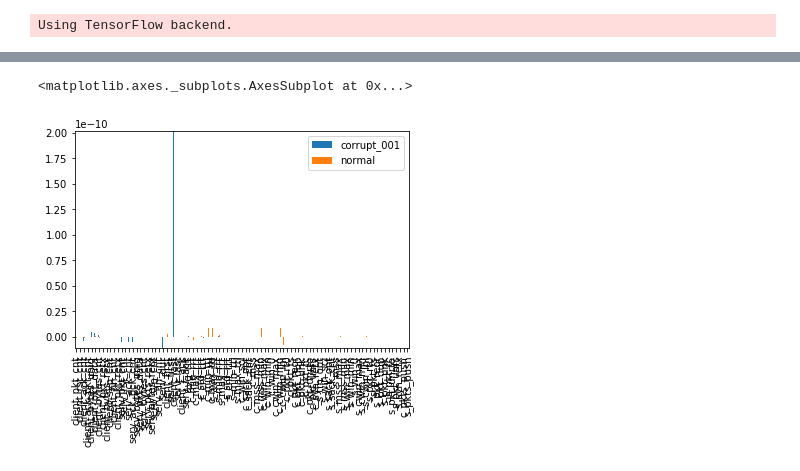
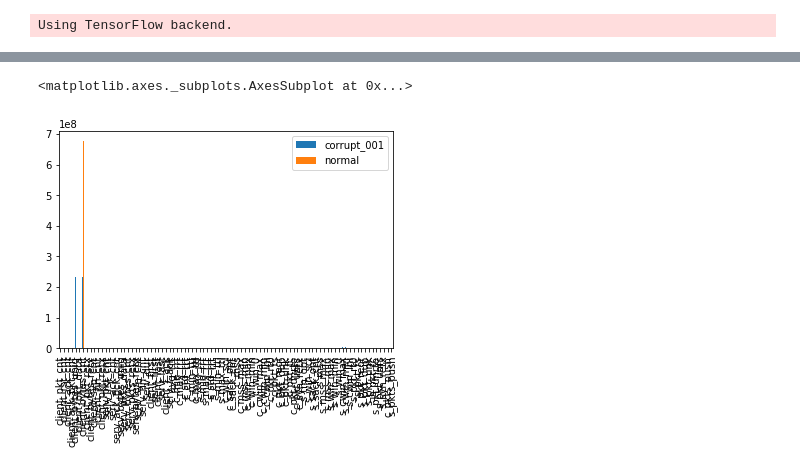
Before and after one commit to Hadryan/Anomoly-Detection-Using-ML, a Jupyter notebook: Data Set Analyze/Python Code/diff_checker.ipynb, the cells around one changed output, grey strips where cells are left out. Drawn from its saved outputs; the diff is of its cells as text; code cells hidden in the pictures.

```diff
--- a/Data Set Analyze/Python Code/diff_checker.ipynb
+++ b/Data Set Analyze/Python Code/diff_checker.ipynb
@@ -207,8 +207,8 @@ hpc_loss_005 = get_dataset("../../DataSet/hpc/loss_0.05")
 hpc_loss_01 = get_dataset("../../DataSet/hpc/loss_0.1")
 hpc_loss_05 = get_dataset("../../DataSet/hpc/loss_0.5")
 
-hpc_normal = StandardScaler().fit_transform(hpc_normal)
-hpc_corrupt_001 = StandardScaler().fit_transform(hpc_corrupt_001)
+# hpc_normal = StandardScaler().fit_transform(hpc_normal)
+# hpc_corrupt_001 = StandardScaler().fit_transform(hpc_corrupt_001)
 
 
 
@@ -340,10 +324,31 @@ dtn_loss_05 = pd.DataFrame(data=dtn_loss_05,
 # %%
 
-hpc_normal = hpc_normal.sum()
-hpc_corrupt_001 = hpc_corrupt_001.sum()
-hpc_corrupt_005 = hpc_corrupt_005.sum()
-hpc_corrupt_01 = hpc_corrupt_01.sum()
-hpc_corrupt_05 = hpc_corrupt_05.sum()
+hpc_normal = hpc_normal.mean()
+hpc_corrupt_001 = hpc_corrupt_001.mean()
+hpc_loss_001 = hpc_loss_001.mean()
+
+
+hpc_corrupt_005 = hpc_corrupt_005.mean()
+hpc_corrupt_01 = hpc_corrupt_01.mean()
+hpc_corrupt_05 = hpc_corrupt_05.mean()
+
+df_1 = hpc_normal / hpc_corrupt_001
+df_3 = hpc_normal / hpc_loss_001
+
+df_1.to_csv(r'hpc_cor.csv')
+df_3.to_csv(r'hpc_loss.csv')
+
+
+dtn_normal = dtn_normal.mean()
+dtn_corrupt_001 = dtn_corrupt_001.mean()
+dtn_loss_001 = dtn_loss_001.mean()
+
+df_2 = dtn_normal / dtn_corrupt_001
+df_4 = dtn_normal / dtn_loss_001
+
+df_2.to_csv(r'dtn_corr.csv')
+df_4.to_csv(r'dtn_loss.csv')
+
 
 
 print(hpc_normal)
@@ -358,27 +363,27 @@ pd.concat({
 
 
 
-# hpc_duplicate_001.sum()
-# hpc_duplicate_005.sum()
-# hpc_duplicate_01.sum()
-# hpc_duplicate_05.sum()
+# hpc_duplicate_001.mean()
+# hpc_duplicate_005.mean()
+# hpc_duplicate_01.mean()
+# hpc_duplicate_05.mean()
 
-# hpc_loss_001.sum()
-# hpc_loss_005.sum()
-# hpc_loss_01.sum()
-# hpc_loss_05.sum()
+# hpc_loss_001.mean()
+# hpc_loss_005.mean()
+# hpc_loss_01.mean()
+# hpc_loss_05.mean()
 
-# dtn_normal.sum()
-# dtn_corrupt_001.sum()
-# dtn_corrupt_005.sum()
-# dtn_corrupt_01.sum()
-# dtn_corrupt_05.sum()
-# dtn_duplicate_001.sum()
-# dtn_duplicate_005.sum()
-# dtn_duplicate_01.sum()
-# dtn_duplicate_05.sum()
-# dtn_loss_001.sum()
-# dtn_loss_005.sum()
-# dtn_loss_01.sum()
-# dtn_loss_05.sum()
+# dtn_normal.mean()
+# dtn_corrupt_001.mean()
+# dtn_corrupt_005.mean()
+# dtn_corrupt_01.mean()
+# dtn_corrupt_05.mean()
+# dtn_duplicate_001.mean()
+# dtn_duplicate_005.mean()
+# dtn_duplicate_01.mean()
+# dtn_duplicate_05.mean()
+# dtn_loss_001.mean()
+# dtn_loss_005.mean()
+# dtn_loss_01.mean()
+# dtn_loss_05.mean()
 # %% [output]
@@ -395,9 +400,9 @@ client_syn_cnt        0.000000e+00
 client_fin_cnt        0.000000e+00
 client_pkt_retx       0.000000e+00
 ... (170 lines left out)
 s_syn_retx            False
 c_pkts_push            True
 s_pkts_push            True
 Length: 89, dtype: bool
 <matplotlib.axes._subplots.AxesSubplot at 0x...>
-[figure, old version]
+[figure, new version]
```
Also changed, not shown: parts of 2 cells of this notebook, 9 other files.
